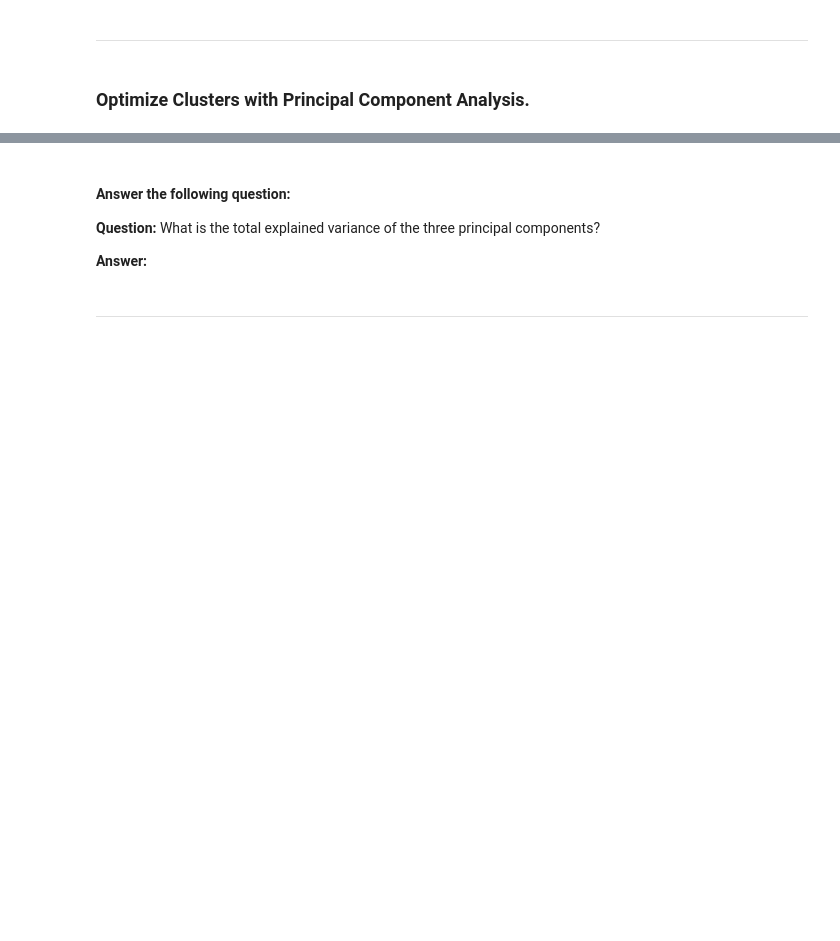
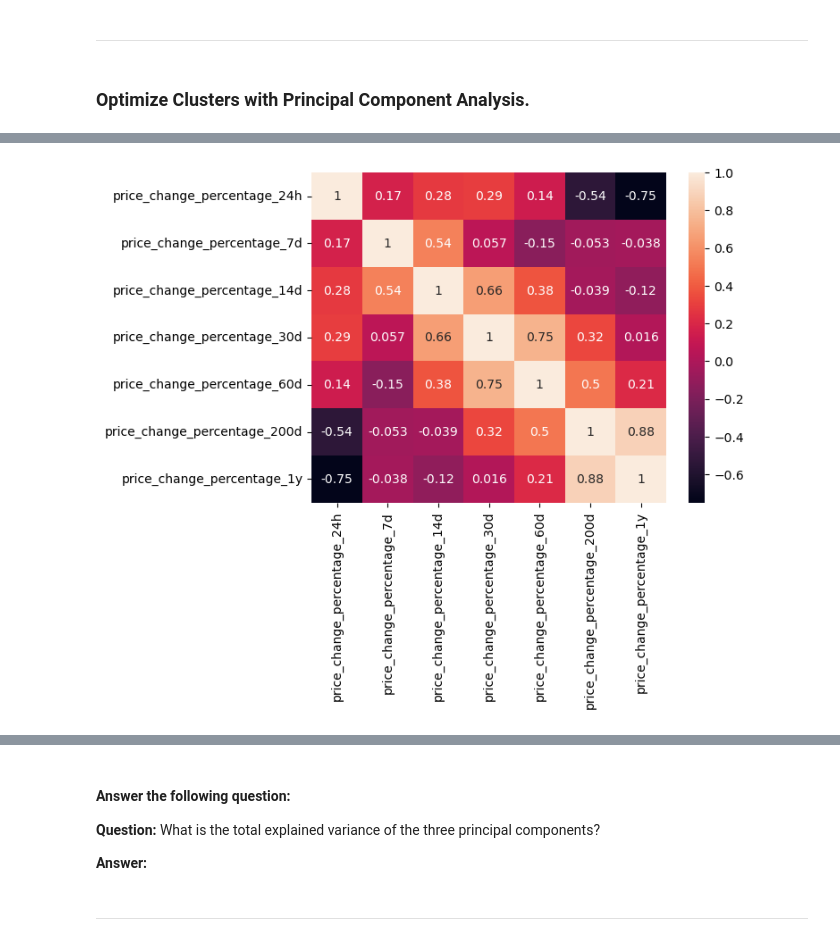
Before and after one commit to ajmonte0920/18_da_sep2024_hw_19_CryptoClustering, a Jupyter notebook: Crypto_Clustering_ajm.ipynb, the cells around one changed output, grey strips where cells are left out. Cells and saved outputs as stored; diff of their text form; code cells hidden in the pictures; blank space fills up the shorter version.

```diff
--- a/Crypto_Clustering_ajm.ipynb
+++ b/Crypto_Clustering_ajm.ipynb
@@ -361,3 +361,6 @@ df_sub2.reset_index().hvplot.scatter(
 ---
 # %% [markdown]
 ### Optimize Clusters with Principal Component Analysis.
+# %%
+ corrs = df_scaled.corr()
+corrs
@@ -363,0 +376,5 @@ df_sub2.reset_index().hvplot.scatter(
+# %%
+sns.heatmap(corrs, annot=True)
+plt.show()
+# %% [output]
+[figure, added]
```
Also changed, not shown: parts of 8 cells of this notebook.
